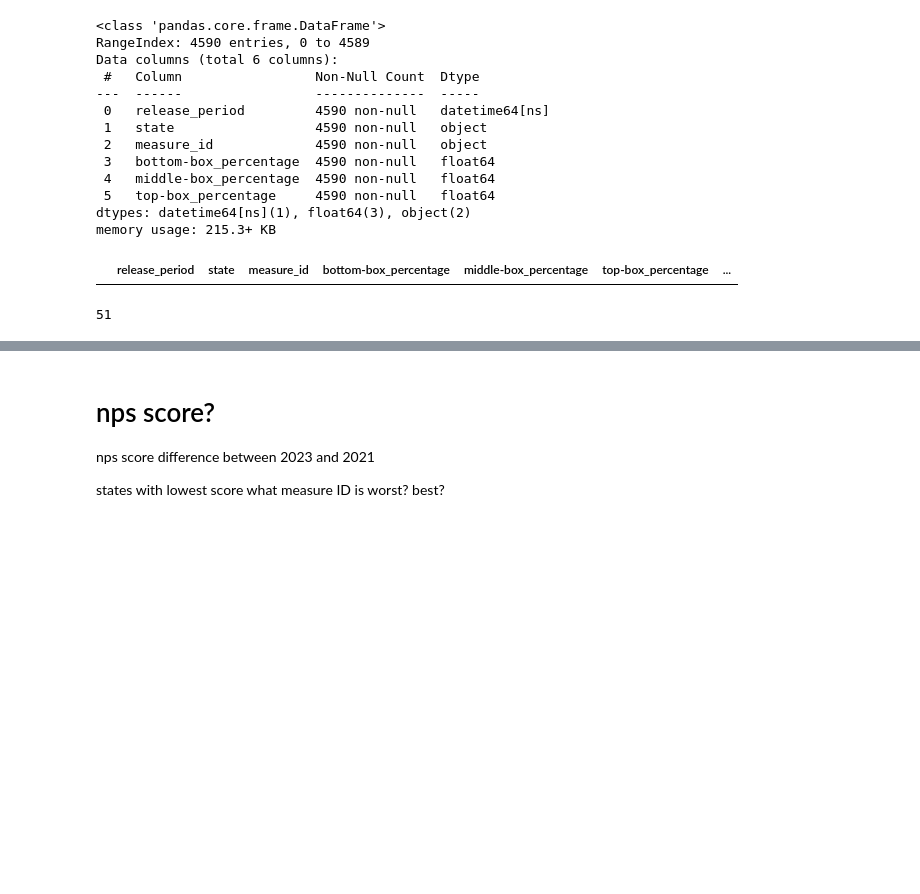
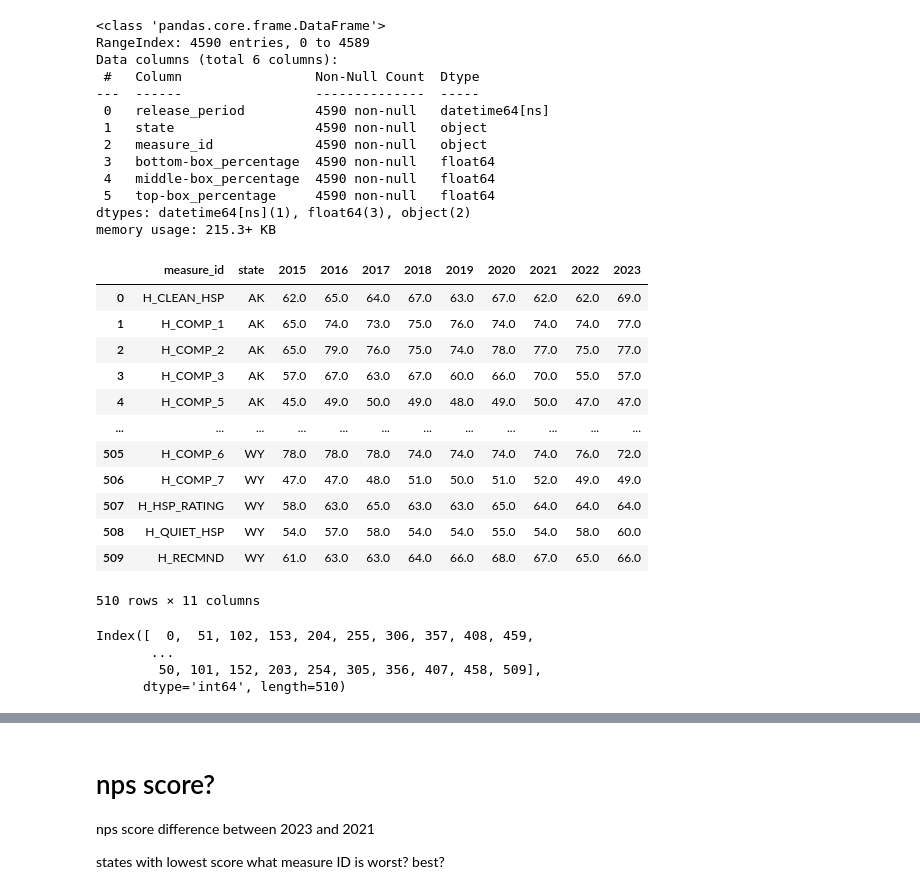
Before and after one commit to andyguo0228/maven_healthcare, a Jupyter notebook: maven_healthcare.ipynb, the cells around one changed output, grey strips where cells are left out. Saved outputs shown, nothing was run; the diff lists cells and outputs as text; code cells hidden in the pictures; blank space fills up the shorter version.

```diff
--- a/maven_healthcare.ipynb
+++ b/maven_healthcare.ipynb
@@ -148,17 +123,19 @@ dfx[(dfx.state == 'MD') & (dfx.release_period == '2015-01-01')]
 # %%
-from pandas.tseries.offsets import DateOffset
+# Interpolate MD 2016 data
+# New dataframes for MD 2015 and 2017 data
 df = state_results.copy()
 md_2015 = df[(df.state == 'MD') & (df.release_period == '2015-01-01')]
 md_2017 = df[(df.state == 'MD') & (df.release_period == '2017-01-01')]
 
+# Interpolate 2016 data using average of 2015 and 2017 data
 md_inter = md_2015.copy()
 for col in ['bottom-box_percentage', 'middle-box_percentage', 'top-box_percentage']:
     md_inter[col] = (md_2015[col].values + md_2017[col].values) / 2
+md_inter['release_period'] = md_inter['release_period'] + DateOffset(years=1)
 
-# md_inter['release_period'] = '2016-01-01'
-md_inter['release_period'] = md_inter['release_period'] + DateOffset(years=1)
-dfx = pd.concat([state_results, md_inter], ignore_index=True)
-dfx
+# Concatenate interpolated data with original dataframe
+state_results = pd.concat([state_results, md_inter], ignore_index=True)
+state_results
 # %% [output]
 |  | release_period | state | measure_id | bottom-box_percentage | middle-box_percentage | top-box_percentage |
 | 0 | 2015-01-01 | AK | H_CLEAN_HSP | 8.0 | 22.0 | 70.0 |
@@ -205,14 +183,33 @@ Data columns (total 6 columns):
  5   top-box_percentage     4590 non-null   float64
 dtypes: datetime64[ns](1), float64(3), object(2)
 memory usage: 215.3+ KB
-# %%
-x = state_results[state_results.release_period.dt.year == 2016]
-qq = state_results[state_results.state.isin(x.state.unique()) == False]
-x[x.state == 'MD']
-# %% [output]
-|  | release_period | state | measure_id | bottom-box_percentage | middle-box_percentage | top-box_percentage | ... |
-# %%
-state_results.state.nunique()
-# %% [output]
-51
+# %%
+# Pivot table to show NPS by year
+df_nps = state_results.pivot_table(index=['measure_id', 'state'],
+                                   columns=state_results['release_period'].dt.year,
+                                   values='nps').rename_axis(None, axis=1).sort_values(by=['state', 'measure_id'], ascending=True).reset_index()
+
+# df_nps = p_table.sort_values(by=['state', 'measure_id'], ascending=True)
+df_nps
+# %% [output]
+|  | measure_id | state | 2015 | 2016 | 2017 | 2018 | 2019 | 2020 | 2021 | 2022 | 2023 |
+| 0 | H_CLEAN_HSP | AK | 62.0 | 65.0 | 64.0 | 67.0 | 63.0 | 67.0 | 62.0 | 62.0 | 69.0 |
+| 1 | H_COMP_1 | AK | 65.0 | 74.0 | 73.0 | 75.0 | 76.0 | 74.0 | 74.0 | 74.0 | 77.0 |
+| 2 | H_COMP_2 | AK | 65.0 | 79.0 | 76.0 | 75.0 | 74.0 | 78.0 | 77.0 | 75.0 | 77.0 |
+| 3 | H_COMP_3 | AK | 57.0 | 67.0 | 63.0 | 67.0 | 60.0 | 66.0 | 70.0 | 55.0 | 57.0 |
+| 4 | H_COMP_5 | AK | 45.0 | 49.0 | 50.0 | 49.0 | 48.0 | 49.0 | 50.0 | 47.0 | 47.0 |
+| ... | ... | ... | ... | ... | ... | ... | ... | ... | ... | ... | ... |
+| 505 | H_COMP_6 | WY | 78.0 | 78.0 | 78.0 | 74.0 | 74.0 | 74.0 | 74.0 | 76.0 | 72.0 |
+| 506 | H_COMP_7 | WY | 47.0 | 47.0 | 48.0 | 51.0 | 50.0 | 51.0 | 52.0 | 49.0 | 49.0 |
+| 507 | H_HSP_RATING | WY | 58.0 | 63.0 | 65.0 | 63.0 | 63.0 | 65.0 | 64.0 | 64.0 | 64.0 |
+| 508 | H_QUIET_HSP | WY | 54.0 | 57.0 | 58.0 | 54.0 | 54.0 | 55.0 | 54.0 | 58.0 | 60.0 |
+| 509 | H_RECMND | WY | 61.0 | 63.0 | 63.0 | 64.0 | 66.0 | 68.0 | 67.0 | 65.0 | 66.0 |
+510 rows × 11 columns
+# %%
+df_nps.index
+# %% [output]
+Index([  0,  51, 102, 153, 204, 255, 306, 357, 408, 459,
+       ...
+        50, 101, 152, 203, 254, 305, 356, 407, 458, 509],
+      dtype='int64', length=510)
 # %%
```
Also changed, not shown: parts of 23 cells of this notebook.
